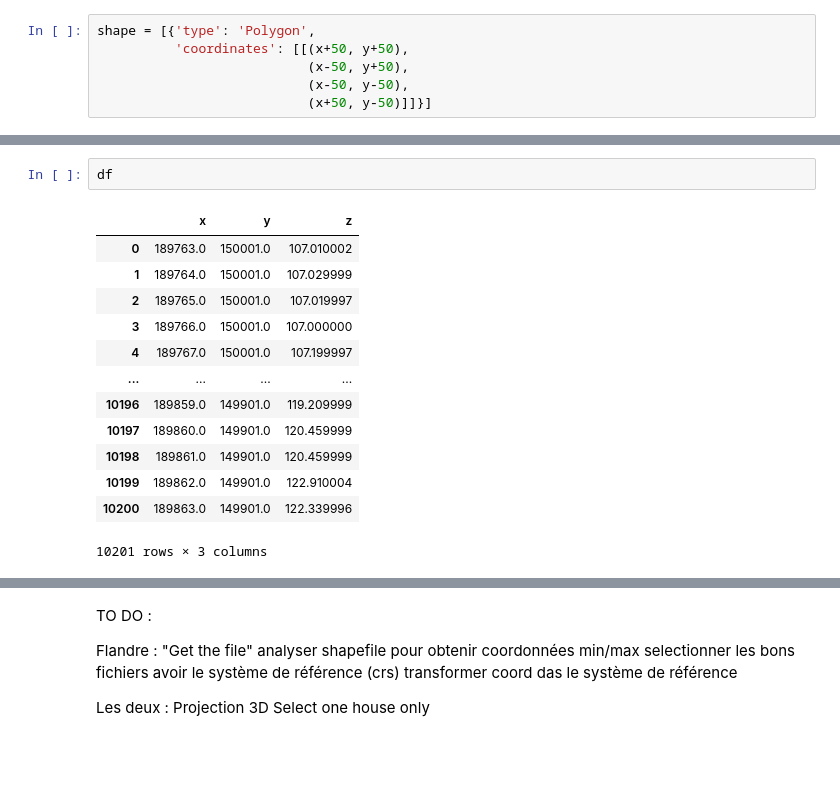
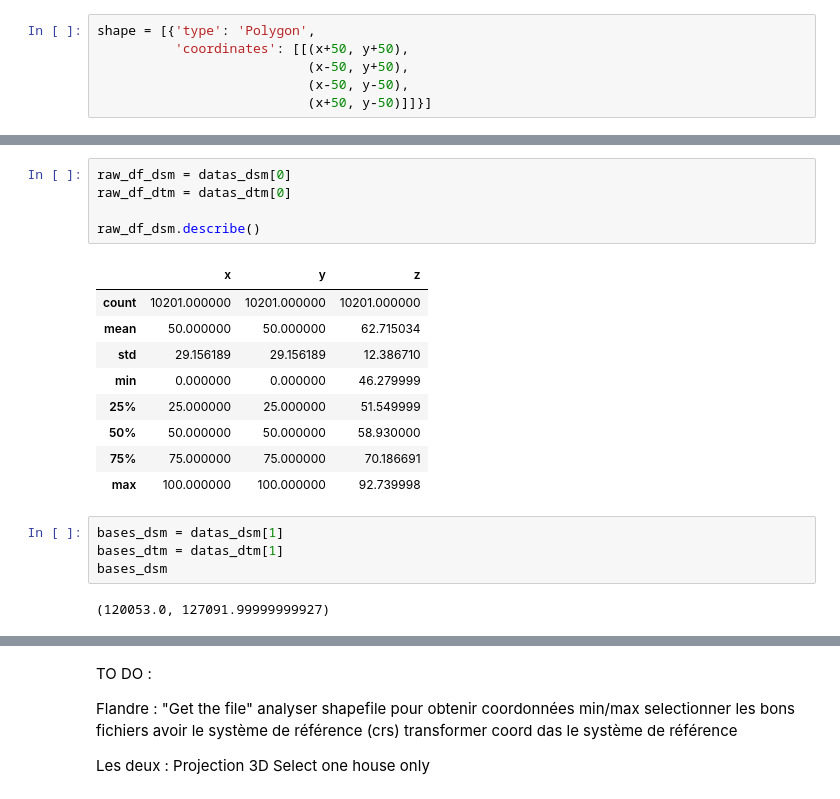
Before and after one commit to Demesmaeker/3D_Houses, a Jupyter notebook: App/main.ipynb, the cells around one changed output, grey strips where cells are left out. Drawn from its saved outputs; the diff is of its cells as text; blank space fills up the shorter version.

```diff
--- a/App/main.ipynb
+++ b/App/main.ipynb
@@ -265,16 +231,21 @@ df.describe()
-# %%
-df
-# %% [output]
-|  | x | y | z |
-| 0 | 189763.0 | 150001.0 | 107.010002 |
-| 1 | 189764.0 | 150001.0 | 107.029999 |
-| 2 | 189765.0 | 150001.0 | 107.019997 |
-| 3 | 189766.0 | 150001.0 | 107.000000 |
-| 4 | 189767.0 | 150001.0 | 107.199997 |
-| ... | ... | ... | ... |
-| 10196 | 189859.0 | 149901.0 | 119.209999 |
-| 10197 | 189860.0 | 149901.0 | 120.459999 |
-| 10198 | 189861.0 | 149901.0 | 120.459999 |
-| 10199 | 189862.0 | 149901.0 | 122.910004 |
-| 10200 | 189863.0 | 149901.0 | 122.339996 |
-10201 rows × 3 columns
+# %%
+raw_df_dsm = datas_dsm[0]
+raw_df_dtm = datas_dtm[0]
+
+raw_df_dsm.describe()
+# %% [output]
+|  | x | y | z |
+| count | 10201.000000 | 10201.000000 | 10201.000000 |
+| mean | 50.000000 | 50.000000 | 62.715034 |
+| std | 29.156189 | 29.156189 | 12.386710 |
+| min | 0.000000 | 0.000000 | 46.279999 |
+| 25% | 25.000000 | 25.000000 | 51.549999 |
+| 50% | 50.000000 | 50.000000 | 58.930000 |
+| 75% | 75.000000 | 75.000000 | 70.186691 |
+| max | 100.000000 | 100.000000 | 92.739998 |
+# %%
+bases_dsm = datas_dsm[1]
+bases_dtm = datas_dtm[1]
+bases_dsm
+# %% [output]
+(120053.0, 127091.99999999927)
```
Also changed, not shown: parts of 29 cells of this notebook, 3 other files.
